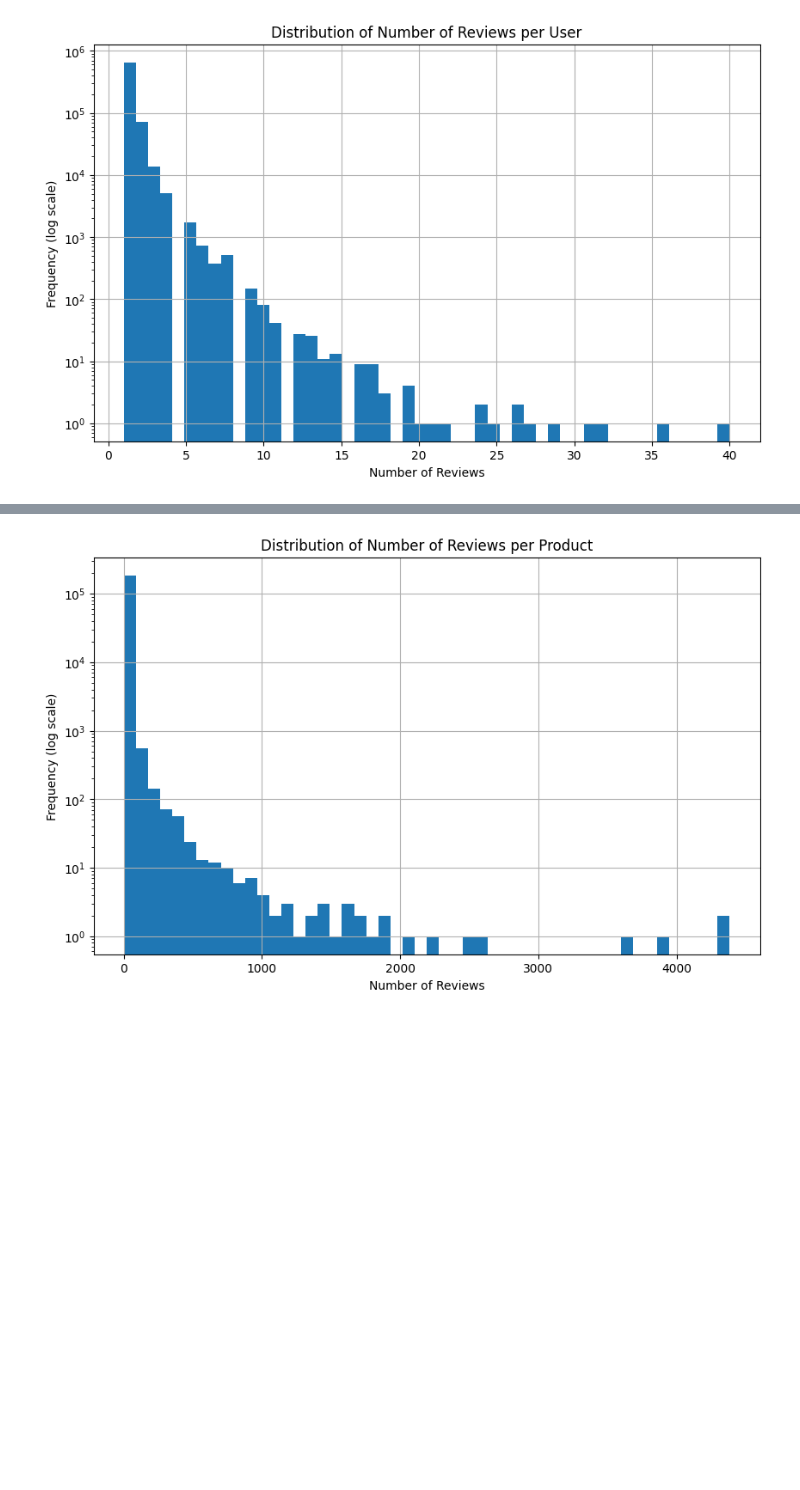
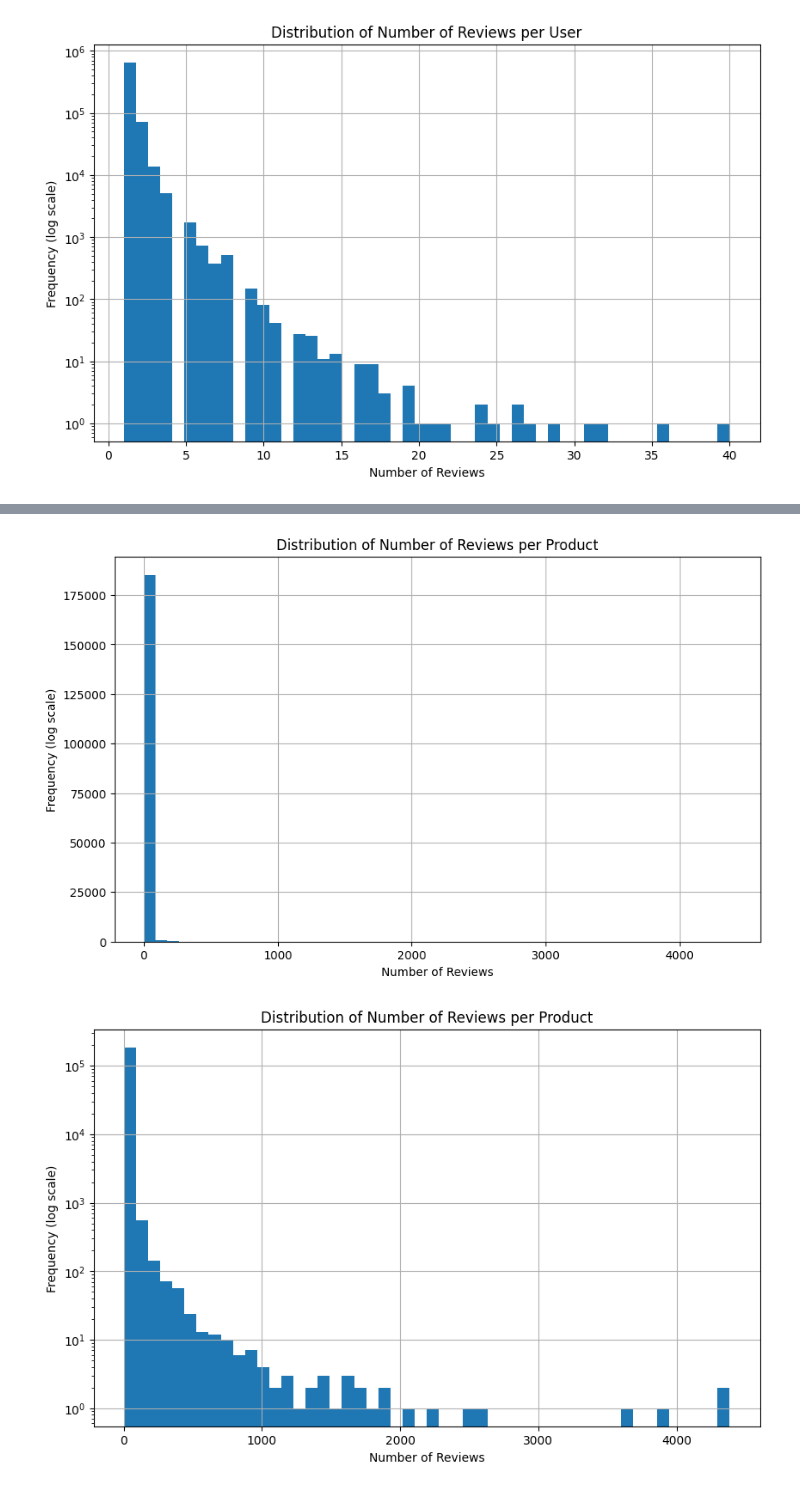
Before and after one commit to ggyoung0g/ML_project, a Jupyter notebook: data.ipynb, the cells around one changed output, grey strips where cells are left out. Drawn from its saved outputs; the diff is of its cells as text; code cells hidden in the pictures; blank space fills up the shorter version.

```diff
--- a/data.ipynb
+++ b/data.ipynb
@@ -105 +135,13 @@ Name: count, Length: 186189, dtype: int64
+# %%
+# 제품별 리뷰 수 분포
+product_review_counts = df1['asin'].value_counts()
+plt.figure(figsize=(10, 6))
+product_review_counts.hist(bins=50)
+
+plt.title('Distribution of Number of Reviews per Product')
+plt.xlabel('Number of Reviews')
+plt.ylabel('Frequency (log scale)')
+plt.show()
+# %% [output]
+[figure, added]
 # %%
```
Also changed, not shown: parts of 30 cells of this notebook.
